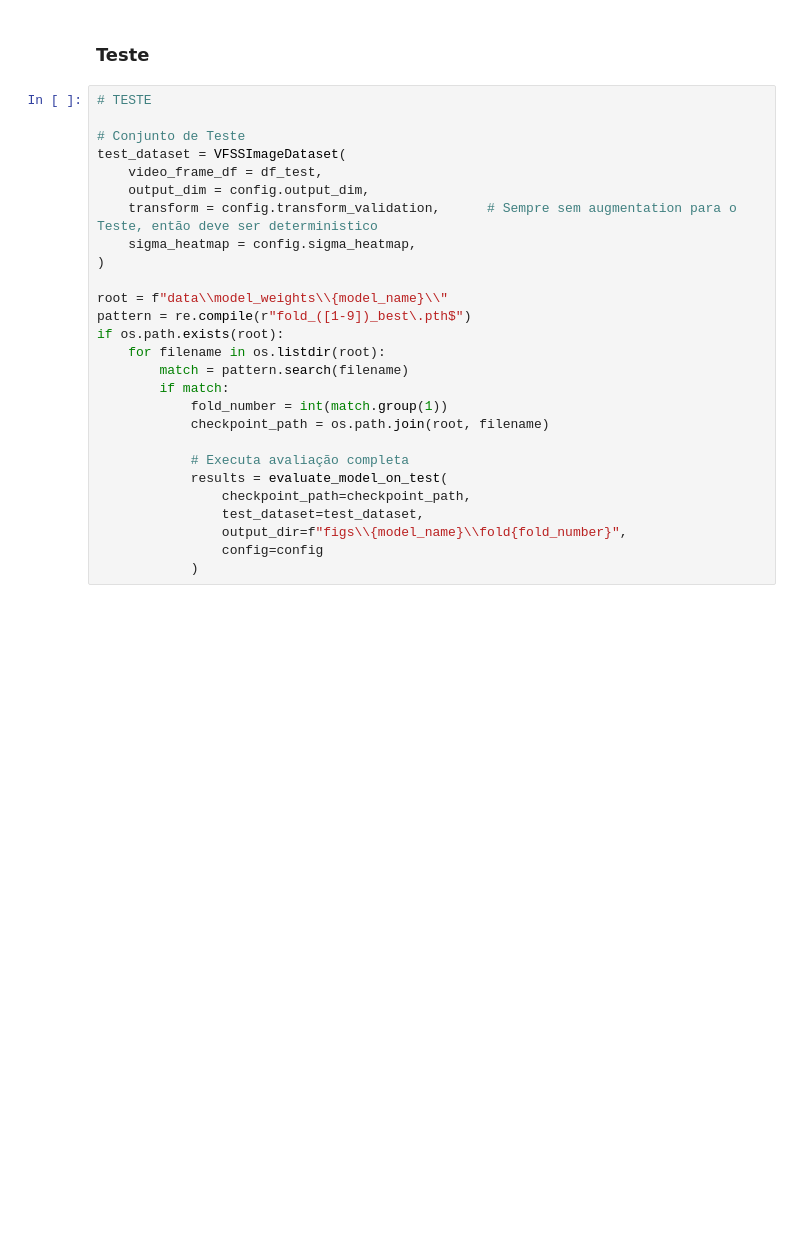
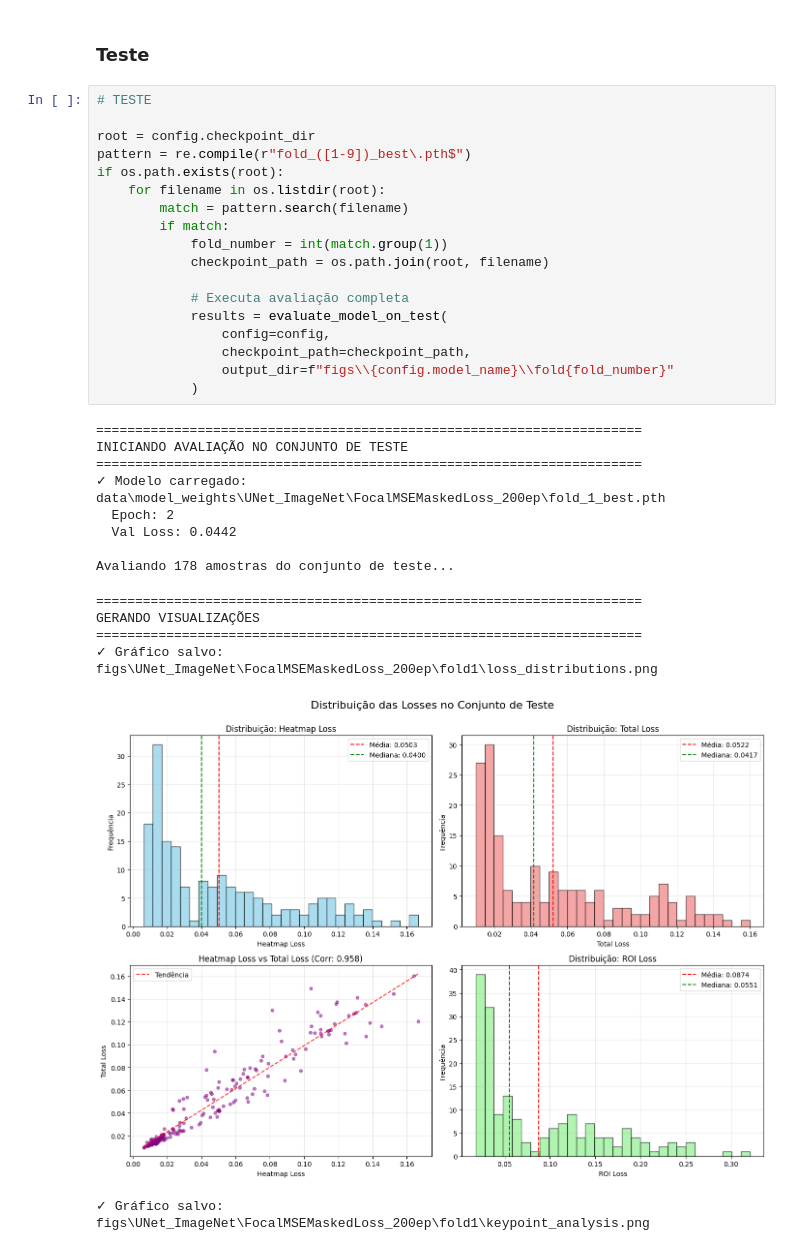
Before and after one commit to Vinicius0300/INF2008_code, a Jupyter notebook: aplicacao_unificada.ipynb, the cells around one changed output. Drawn from its saved outputs; the diff is of its cells as text; blank space fills up the shorter version.

```diff
--- a/aplicacao_unificada.ipynb
+++ b/aplicacao_unificada.ipynb
@@ -272,27 +345,33 @@ results = holdout(
 # %%
 # TESTE
 
-# Conjunto de Teste
-test_dataset = VFSSImageDataset(
-    video_frame_df = df_test,
-    output_dim = config.output_dim,
-    transform = config.transform_validation,      # Sempre sem augmentation para o Teste, então deve ser deterministico
-    sigma_heatmap = config.sigma_heatmap,
-)
-
-root = f"data\\model_weights\\{model_name}\\"
+root = config.checkpoint_dir
 pattern = re.compile(r"fold_([1-9])_best\.pth$")
 if os.path.exists(root):
     for filename in os.listdir(root):
         match = pattern.search(filename)
         if match:
             fold_number = int(match.group(1))
             checkpoint_path = os.path.join(root, filename)
 
             # Executa avaliação completa
             results = evaluate_model_on_test(
+                config=config,
                 checkpoint_path=checkpoint_path,
-                test_dataset=test_dataset,
-                output_dir=f"figs\\{model_name}\\fold{fold_number}",
-                config=config
+                output_dir=f"figs\\{config.model_name}\\fold{fold_number}"
             )
+# %% [output]
+======================================================================
+INICIANDO AVALIAÇÃO NO CONJUNTO DE TESTE
+======================================================================
+✓ Modelo carregado: data\model_weights\UNet_ImageNet\FocalMSEMaskedLoss_200ep\fold_1_best.pth
+  Epoch: 2
+  Val Loss: 0.0442
+
+Avaliando 178 amostras do conjunto de teste...
+======================================================================
+GERANDO VISUALIZAÇÕES
+======================================================================
+✓ Gráfico salvo: figs\UNet_ImageNet\FocalMSEMaskedLoss_200ep\fold1\loss_distributions.png
+[figure, added]
+✓ Gráfico salvo: figs\UNet_ImageNet\FocalMSEMaskedLoss_200ep\fold1\keypoint_analysis.png
```
Also changed, not shown: parts of 5 cells of this notebook, 6 other files.
